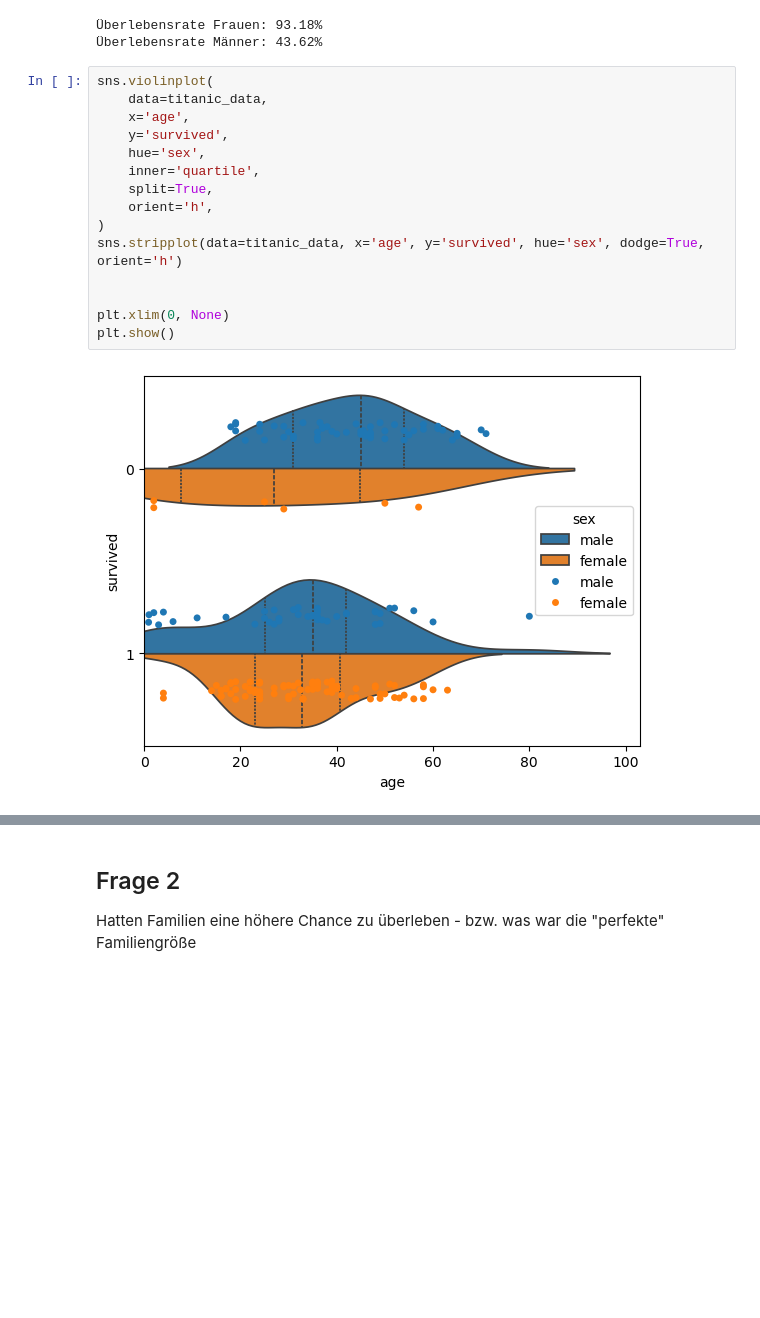
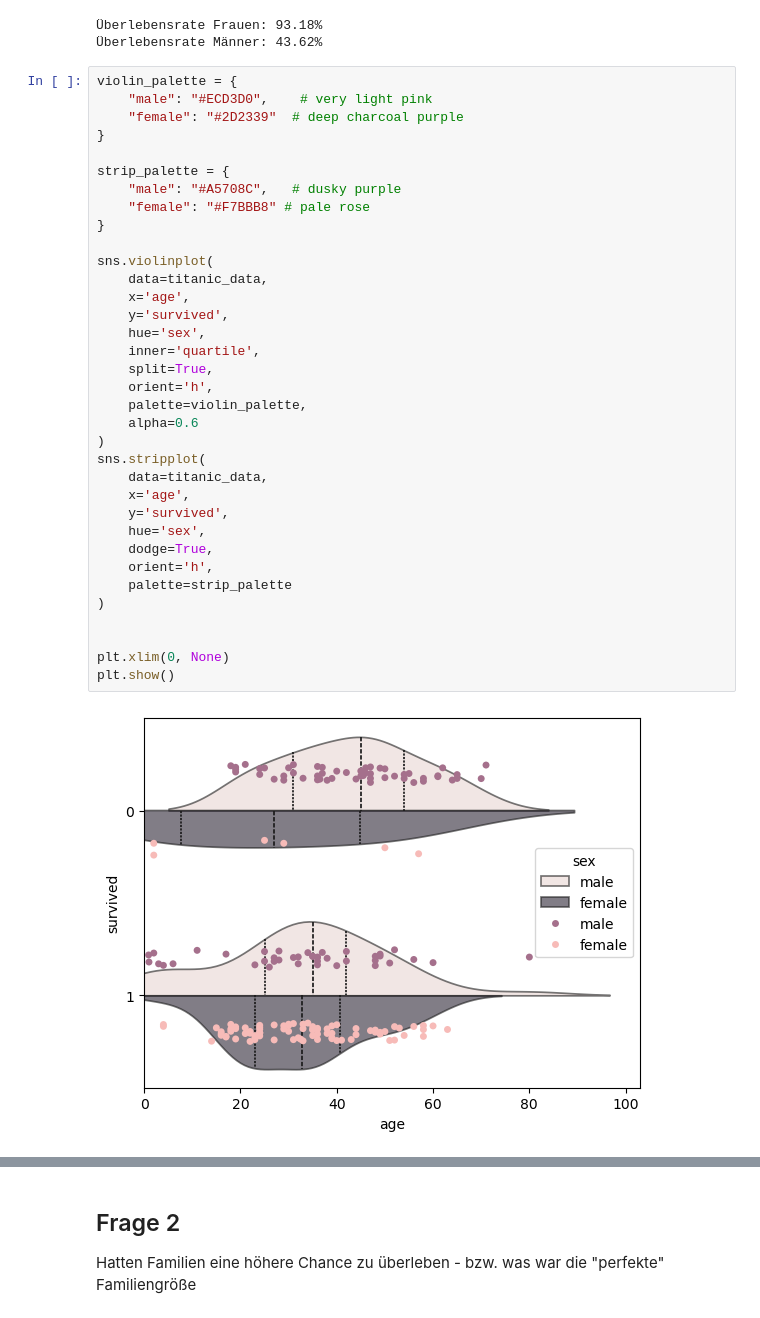
Before and after one commit to floradallinger/kids_miniproject_data_visualization, a Jupyter notebook: TitanicDataVisualization.ipynb, the cells around one changed output, grey strips where cells are left out. Drawn from its saved outputs; the diff is of its cells as text; blank space fills up the shorter version.

```diff
--- a/TitanicDataVisualization.ipynb
+++ b/TitanicDataVisualization.ipynb
@@ -117,22 +117,42 @@ print(f"Überlebensrate Männer: {gender_survival['male']:.2f}%")
 Überlebensrate Frauen: 93.18%
 Überlebensrate Männer: 43.62%
 # %%
+violin_palette = {
+    "male": "#ECD3D0",    # very light pink
+    "female": "#2D2339"  # deep charcoal purple
+}
+
+strip_palette = {
+    "male": "#A5708C",   # dusky purple
+    "female": "#F7BBB8" # pale rose
+}
+
 sns.violinplot(
     data=titanic_data,
     x='age',
     y='survived',
     hue='sex',
     inner='quartile',
     split=True,
     orient='h',
+    palette=violin_palette,
+    alpha=0.6
 )
-sns.stripplot(data=titanic_data, x='age', y='survived', hue='sex', dodge=True, orient='h')
+sns.stripplot(
+    data=titanic_data,
+    x='age',
+    y='survived',
+    hue='sex',
+    dodge=True,
+    orient='h',
+    palette=strip_palette
+)
 
 
 plt.xlim(0, None)
 plt.show()
 # %% [output]
-[figure, old version]
+[figure, new version]
 # %%
 bins = [0, 12, 18, 35, 60, 100]
 labels = ['Kind', 'Teenager', 'Junger Erw.', 'Erwachsener', 'Senior']
```
Also changed, not shown: parts of 9 cells of this notebook.
